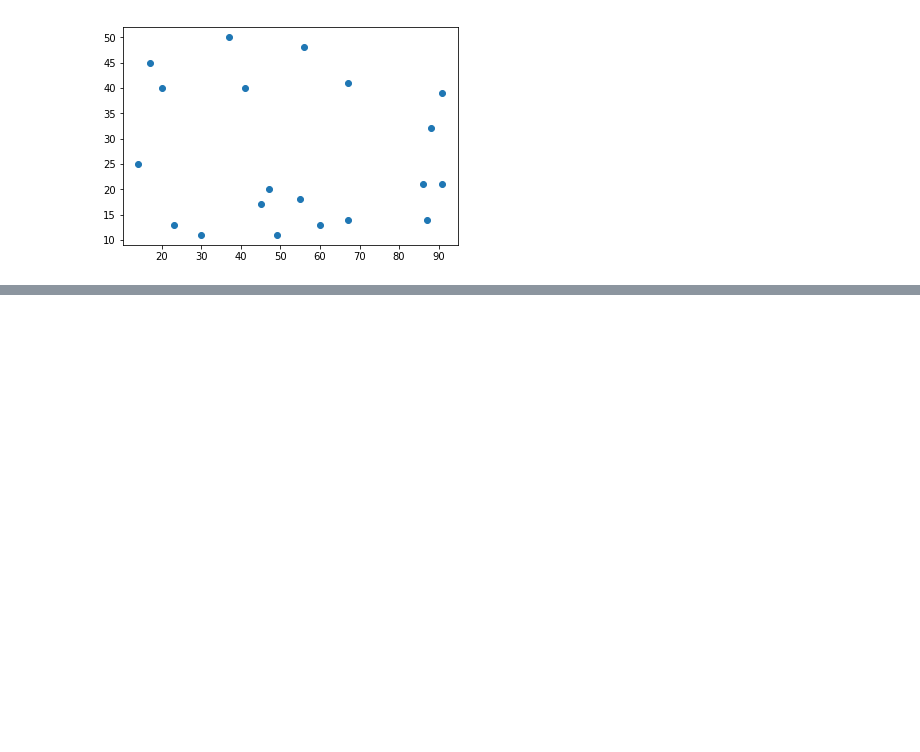
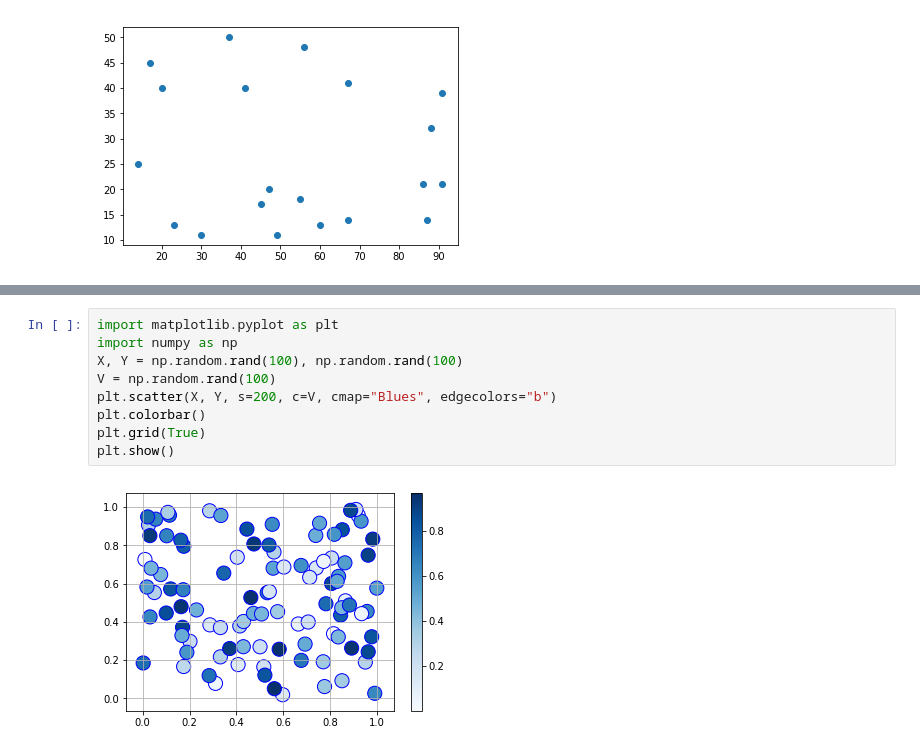
Before and after one commit to TsubasaYoshida/python_learning, a Jupyter notebook: src/graph_introduciton.ipynb, the cells around one changed output, grey strips where cells are left out. Drawn from its saved outputs; the diff is of its cells as text; blank space fills up the shorter version.

```diff
--- a/src/graph_introduciton.ipynb
+++ b/src/graph_introduciton.ipynb
@@ -114,0 +143,11 @@ plt.show()
+# %%
+import matplotlib.pyplot as plt
+import numpy as np
+X, Y = np.random.rand(100), np.random.rand(100)
+V = np.random.rand(100)
+plt.scatter(X, Y, s=200, c=V, cmap="Blues", edgecolors="b")
+plt.colorbar()
+plt.grid(True)
+plt.show()
+# %% [output]
+[figure, added]
```
Also changed, not shown: parts of 4 cells of this notebook.
